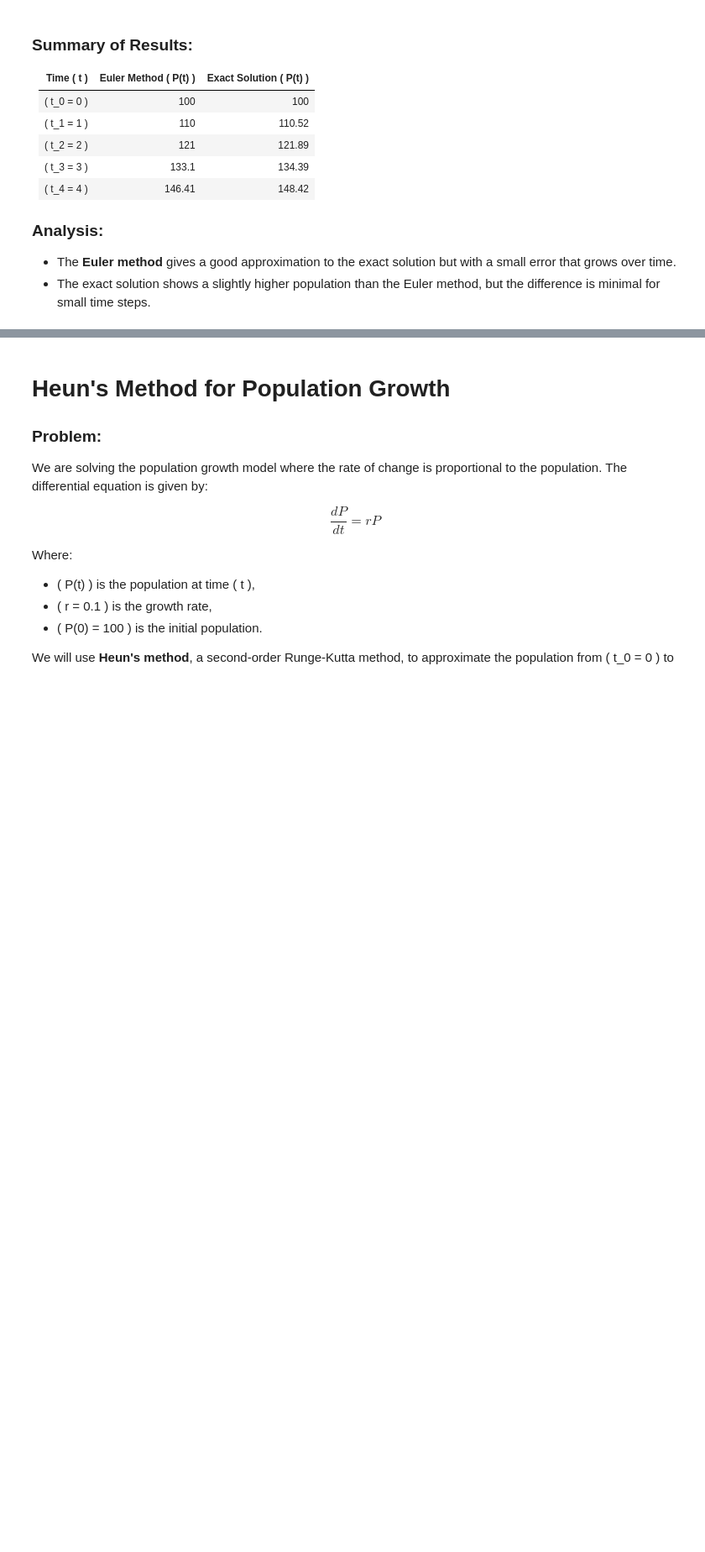
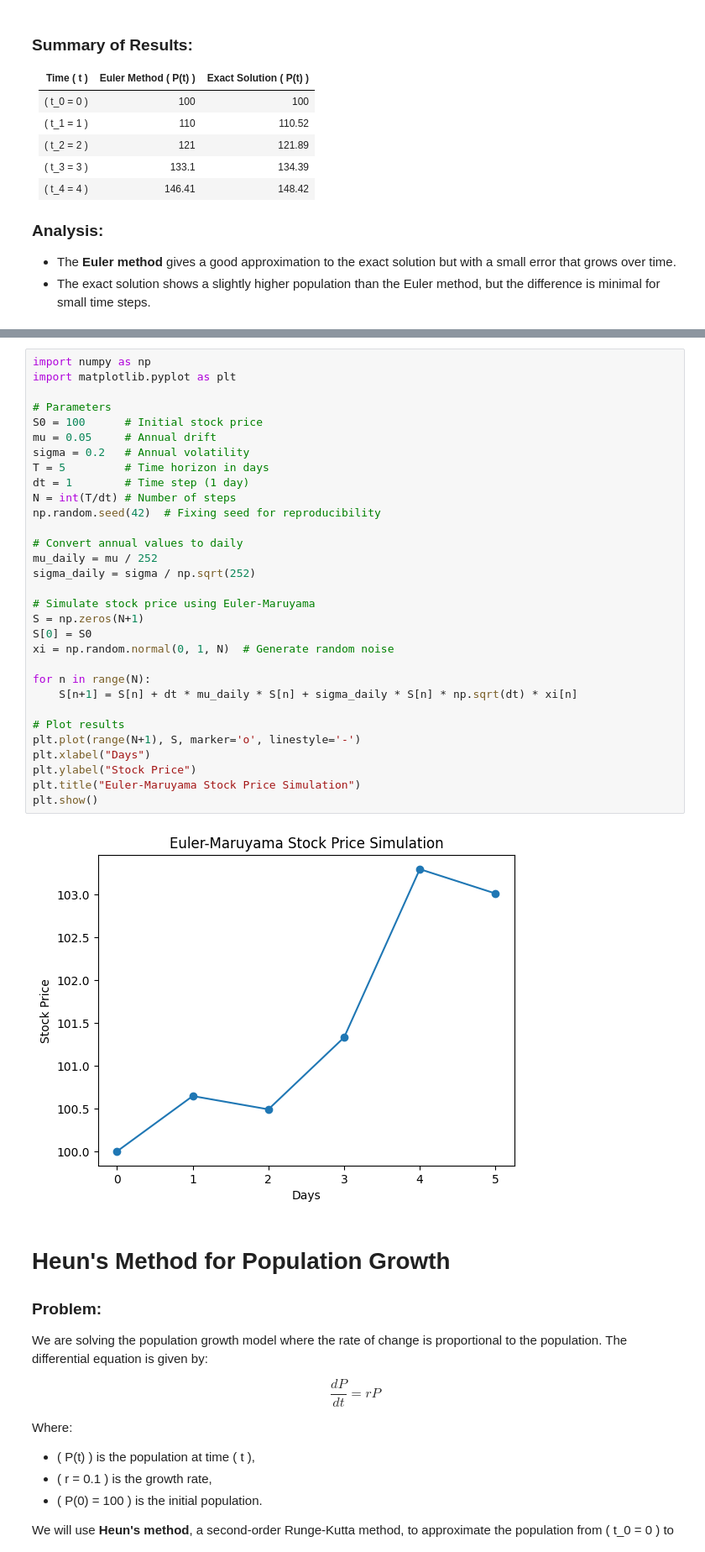
Before and after one commit to sciencemath/FlowMatchingDiffusionModels, a Jupyter notebook: Flow&Diffusion.ipynb, the cells around one changed output, grey strips where cells are left out. Shown at 84% size. Cells and saved outputs as stored; diff of their text form; blank space fills up the shorter version.

Commit message:
Euler and Euler-Maruyama Simulators

```diff
--- a/Flow&Diffusion.ipynb
+++ b/Flow&Diffusion.ipynb
@@ -230,3 +362,36 @@ Now we calculate the exact population at each time step:
+# %%
+import numpy as np
+import matplotlib.pyplot as plt
+
+# Parameters
+S0 = 100      # Initial stock price
+mu = 0.05     # Annual drift
+sigma = 0.2   # Annual volatility
+T = 5         # Time horizon in days
+dt = 1        # Time step (1 day)
+N = int(T/dt) # Number of steps
+np.random.seed(42)  # Fixing seed for reproducibility
+
+# Convert annual values to daily
+mu_daily = mu / 252
+sigma_daily = sigma / np.sqrt(252)
+
+# Simulate stock price using Euler-Maruyama
+S = np.zeros(N+1)
+S[0] = S0
+xi = np.random.normal(0, 1, N)  # Generate random noise
+
+for n in range(N):
+    S[n+1] = S[n] + dt * mu_daily * S[n] + sigma_daily * S[n] * np.sqrt(dt) * xi[n]
+
+# Plot results
+plt.plot(range(N+1), S, marker='o', linestyle='-')
+plt.xlabel("Days")
+plt.ylabel("Stock Price")
+plt.title("Euler-Maruyama Stock Price Simulation")
+plt.show()
+# %% [output]
+[figure, added]
 # %% [markdown]
 # Heun's Method for Population Growth
 
```
Also changed, not shown: parts of 13 cells of this notebook.
